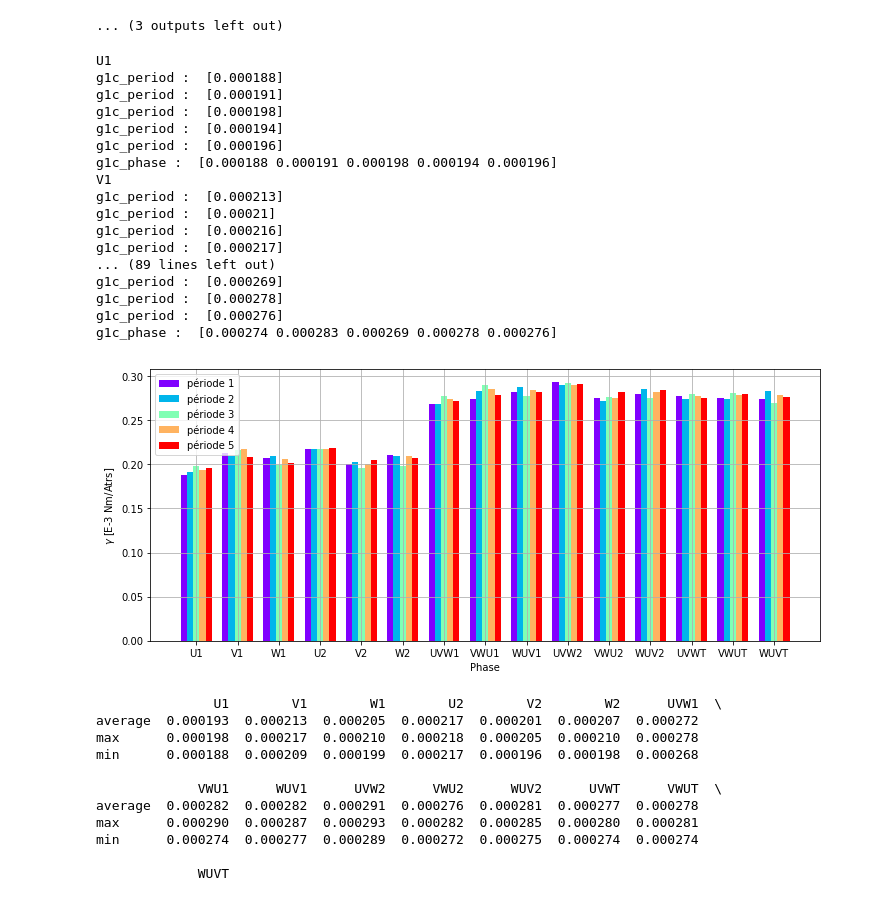
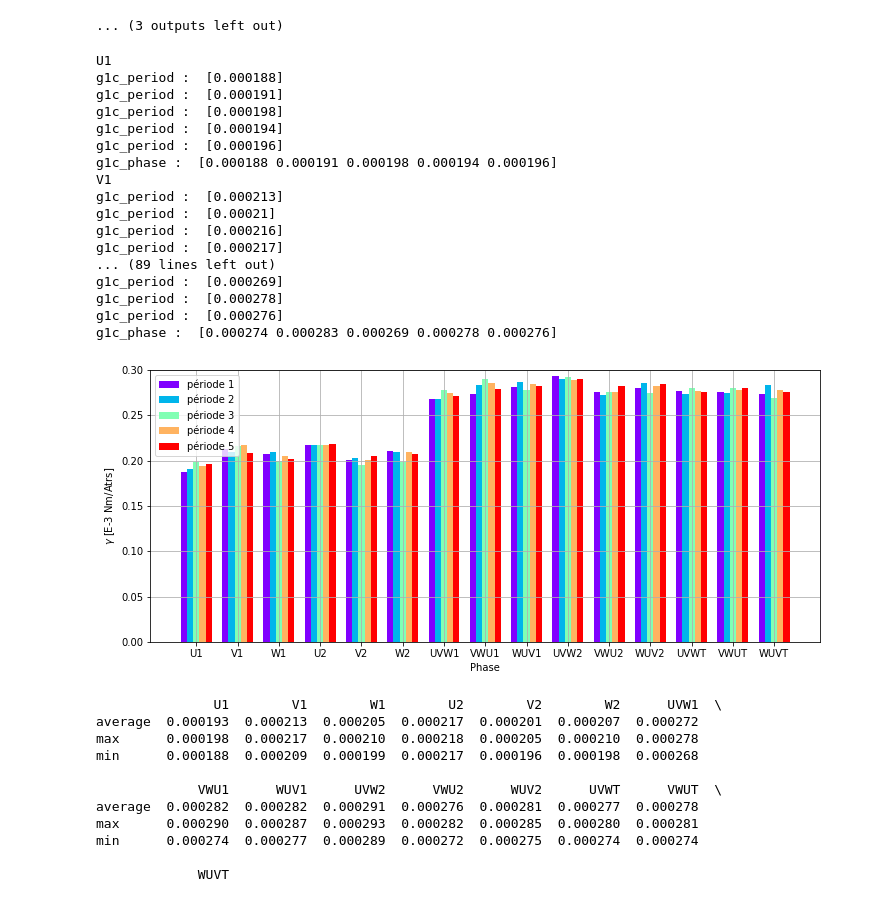
Before and after one commit to TBayborek/PDM, a Jupyter notebook: Motor_characteristics_extraction.ipynb, the cells around one changed output. Drawn from its saved outputs; the diff is of its cells as text; code cells hidden in the pictures.

```diff
--- a/Motor_characteristics_extraction.ipynb
+++ b/Motor_characteristics_extraction.ipynb
@@ -395,7 +396,7 @@ for i,N_elem in enumerate(N_keep):
 
     plt.xlabel("N [rpm]")
     plt.ylabel("Couple [mNm]")
-    plt.xlim([0,6500])
+    plt.xlim([0,8000])
     plt.ylim([0,600])
 
     plt.legend()
@@ -523,34 +526,35 @@ for i, read_elem in enumerate(phase):
         plt.bar(i+(j-2)*w,gamma1coil_phase[j]*1000,width=w,color=colors[j],align='center',label = lab)
 
     print("g1c_phase : ",np.round(gamma1coil_phase,6))
     df_g1c[read_elem] = [np.average(gamma1coil_phase), max(gamma1coil_phase), min(gamma1coil_phase)]
 
 plt.xlabel("Phase")
 plt.ylabel("$\gamma$ [E-3 Nm/Atrs]")
+plt.ylim([0,0.3])
 plt.xticks(range(0,len(phase)),phase)
 plt.legend()
 plt.grid()
 plt.savefig("Gamma_1i2_phase_demag.pdf")
 plt.show()
 # %% [output]
 U1
 g1c_period :  [0.000188]
 g1c_period :  [0.000191]
 g1c_period :  [0.000198]
 g1c_period :  [0.000194]
 g1c_period :  [0.000196]
 g1c_phase :  [0.000188 0.000191 0.000198 0.000194 0.000196]
 V1
 g1c_period :  [0.000213]
 g1c_period :  [0.00021]
 g1c_period :  [0.000216]
 g1c_period :  [0.000217]
 ... (89 lines left out)
 g1c_period :  [0.000269]
 g1c_period :  [0.000278]
 g1c_period :  [0.000276]
 g1c_phase :  [0.000274 0.000283 0.000269 0.000278 0.000276]
-[figure, old version]
+[figure, new version]
 # %%
 print(df_g1c)
 
```
Also changed, not shown: parts of 5 cells of this notebook, 32 other files.
